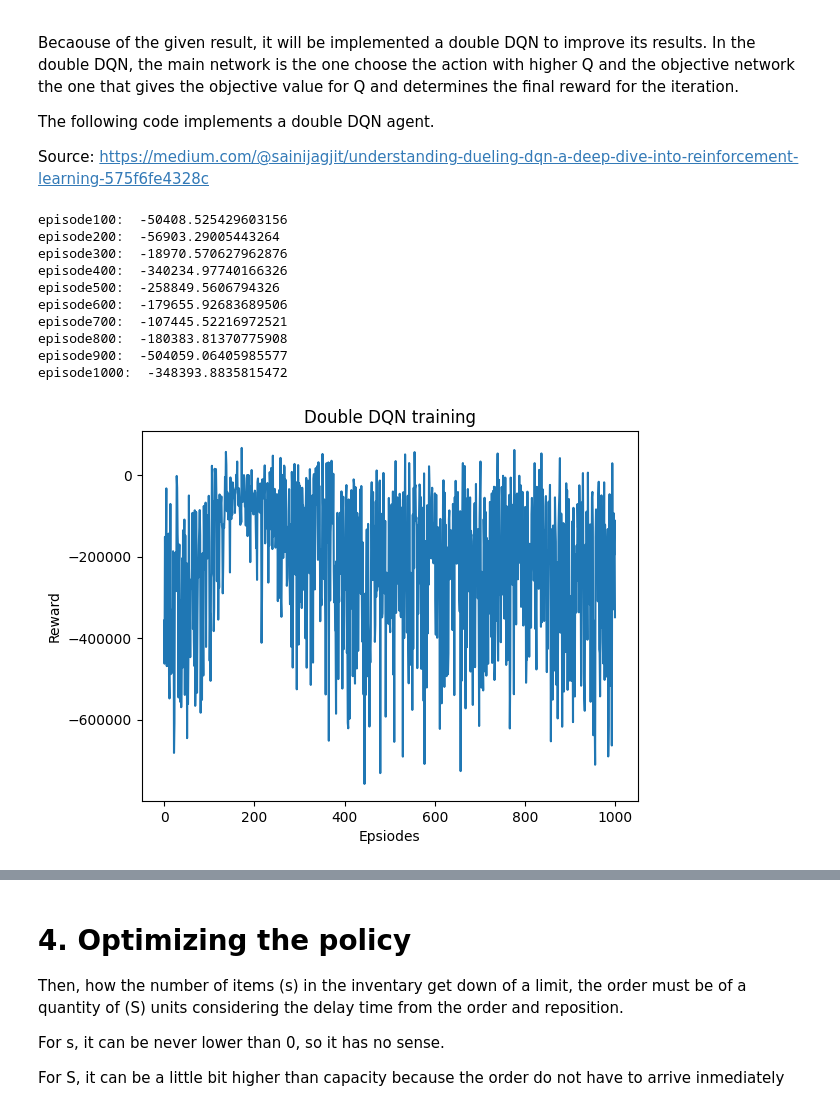
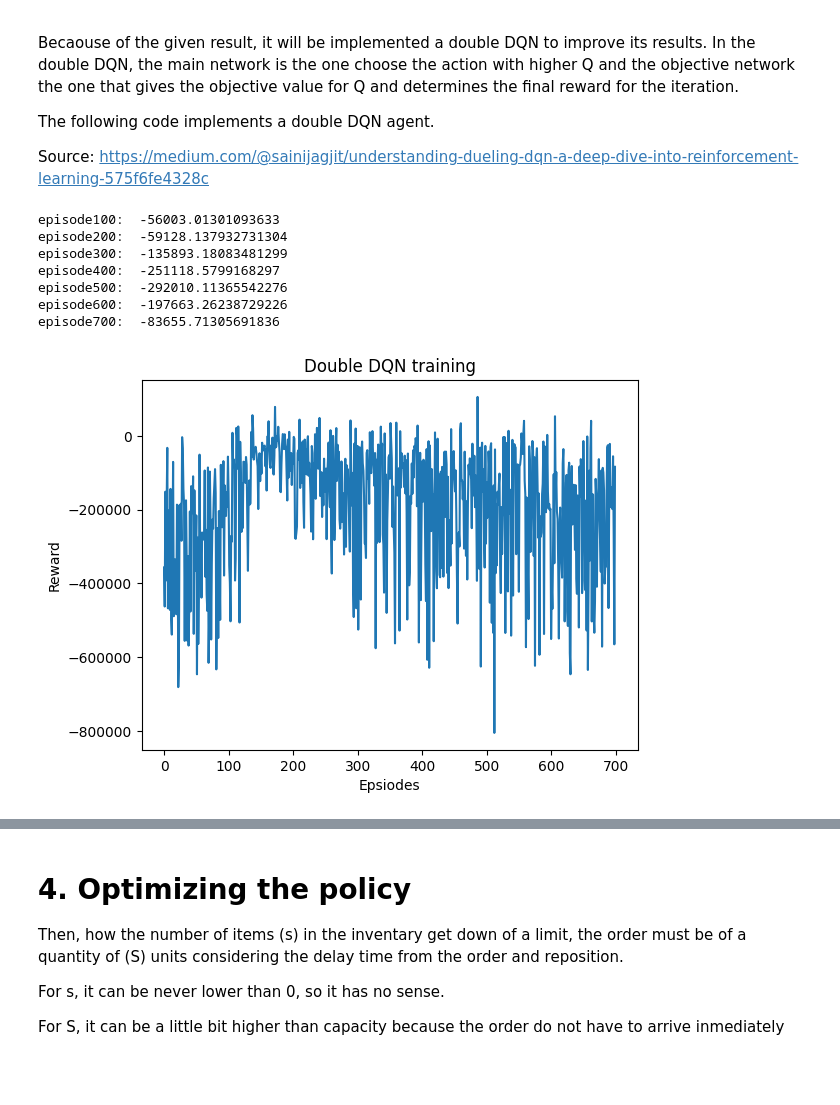
Before and after one commit to AlbertoPerezGant/Purchases-optimization-in-supply-chain-using-reinforcement-learning, a Jupyter notebook: purchases_optimization_version_random.ipynb, the cells around one changed output, grey strips where cells are left out. Cells and saved outputs as stored; diff of their text form; code cells hidden in the pictures; blank space fills up the shorter version.

```diff
--- a/purchases_optimization_version_random.ipynb
+++ b/purchases_optimization_version_random.ipynb
@@ -460,12 +557,16 @@ class ReplayBuffer:
 # %% [markdown]
 Finally, train the DQN model. Here the size of the action space is 21. From 0 to 20.
 # %%
-# Definition of an agent for the current model
+# Definition of an agent for the original product model
+agent_original = Agent(state_size=7, action_size=21, seed=0)
+
+# Definition of an agent for the random product model
 agent = Agent(state_size=STATE_SIZE, action_size=21, seed=0)
 
-def dqn(env, n_episodes= 1000, max_t = 10000, eps_start=1.0, eps_end = 0.01,
+def dqn(env, agent, n_episodes= 1000, max_t = 10000, eps_start=1.0, eps_end = 0.01,
        eps_decay=0.995):
-    """Deep Q-Learning
+    """
+    Deep Q-Learning
 
     Params
     ======
@@ -511,23 +651,22 @@ Train the DQN
 # %%
 %%time
 
-desired_path = '/content/drive/MyDrive/TFM Alberto Perez/Código/models/modelo.pt'
+desired_path_random = '/content/drive/MyDrive/TFM Alberto Perez/Código/models/modelo_random.pt'
 
 env = InventoryEnvObservation(demand_hist)
-scores = dqn(env, n_episodes=1000)
+scores = dqn(env, agent, n_episodes=700)
 
 plt.plot(np.arange(len(scores)),scores)
 plt.ylabel('Reward')
 plt.xlabel('Epsiodes')
-plt.title('DQN training')
+plt.title('DQN training (Random)')
 plt.show()
 
-# TODO: Guardar el modelo en el fichero /models
 # Save the model in the defined path
-if desired_path:
+if desired_path_random:
   try:
-    torch.save(agent.qnetwork_local.state_dict(), desired_path)
-    print('The model has been saved in: ' + desired_path)
+    torch.save(agent.qnetwork_local.state_dict(), desired_path_random)
+    print('The model has been saved in: ' + desired_path_random)
   except:
     print("The given path is not available. Retrain and define a path for saving.")
 else:
@@ -702,34 +848,33 @@ def double_dqn(env, n_episodes= 1000, max_t = 10000, eps_start=1.0, eps_end = 0.
 # %%
 %%time
 
+desired_path_double = '/content/drive/MyDrive/TFM Alberto Perez/Código/models/modelo_double.pt'
+
 env_double = InventoryEnvObservation(demand_hist)
-scores_double = double_dqn(env_double, n_episodes=1000)
+scores_double = double_dqn(env_double, n_episodes=700)
 
 plt.plot(np.arange(len(scores_double)),scores_double)
 plt.ylabel('Reward')
 plt.xlabel('Epsiodes')
 plt.title('Double DQN training')
 plt.show()
 
 # TODO: Guardar el modelo en el fichero /models
 # Save the model in the defined path
-if desired_path:
+if desired_path_double:
   try:
-    torch.save(agent.qnetwork_local.state_dict(), desired_path)
-    print('The model has been saved in: ' + desired_path)
+    torch.save(agent.qnetwork_local.state_dict(), desired_path_double)
+    print('The model has been saved in: ' + desired_path_double)
   except:
     print("The given path is not available. Retrain and define a path for saving.")
 else:
   print('The model has not been saved. Retrain and define a path for saving.')
 # %% [output]
-episode100:  -50408.525429603156
-episode200:  -56903.29005443264
-episode300:  -18970.570627962876
-episode400:  -340234.97740166326
-episode500:  -258849.5606794326
-episode600:  -179655.92683689506
-episode700:  -107445.52216972521
-episode800:  -180383.81370775908
-episode900:  -504059.06405985577
-episode1000:  -348393.8835815472
+episode100:  -56003.01301093633
+episode200:  -59128.137932731304
+episode300:  -135893.18083481299
+episode400:  -251118.5799168297
+episode500:  -292010.11365542276
+episode600:  -197663.26238729226
+episode700:  -83655.71305691836
-[figure, old version]
+[figure, new version]
```
Also changed, not shown: parts of 32 cells of this notebook.
